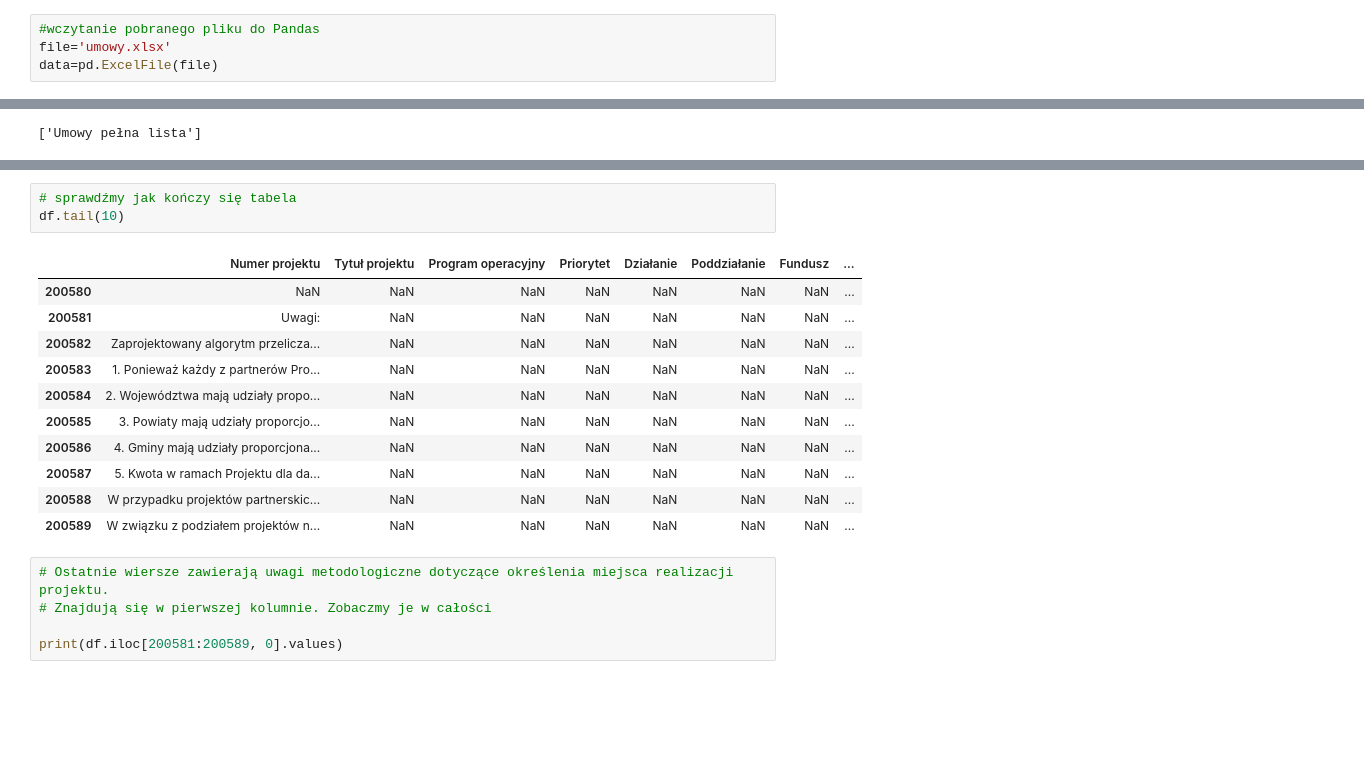
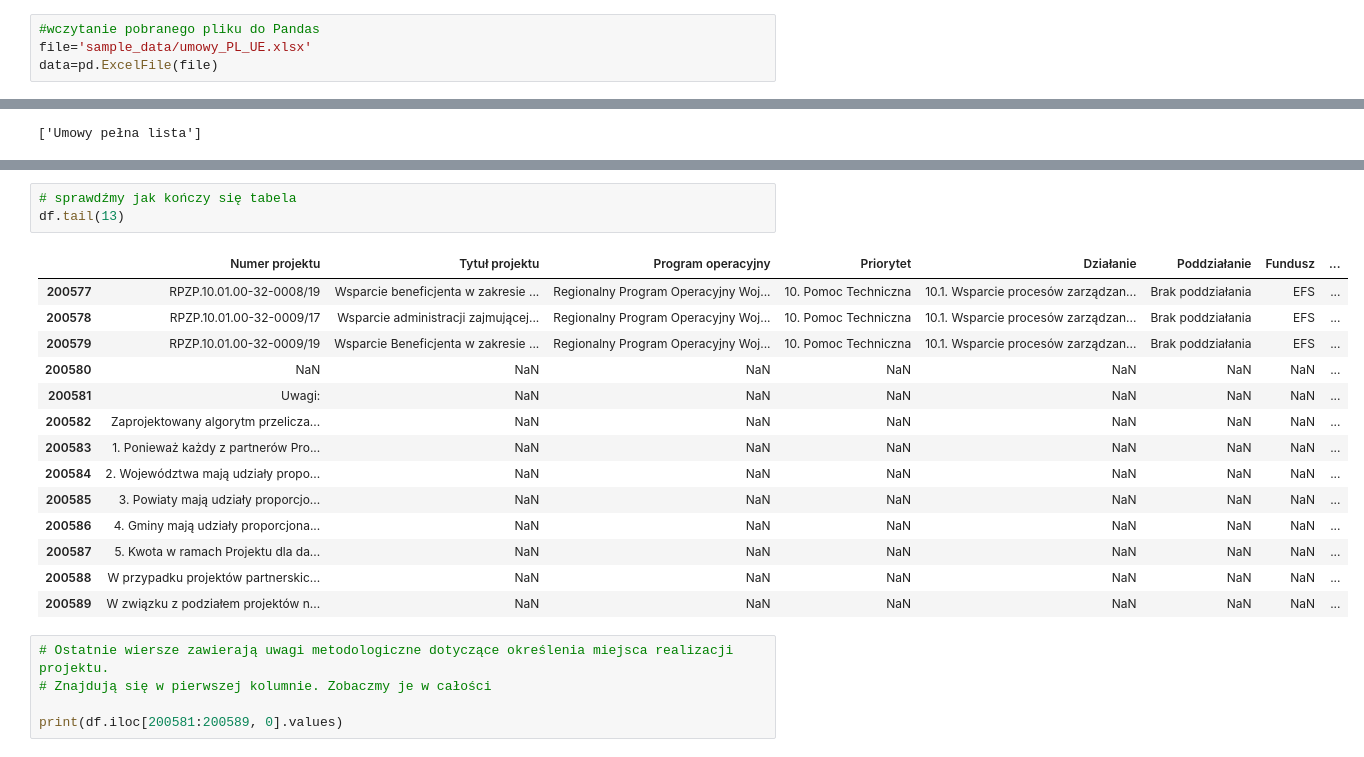
Before and after one commit to Agnesing/UE, a Jupyter notebook: Dotacje_UE_2014_2020.ipynb, the cells around one changed output, grey strips where cells are left out. Saved outputs shown, nothing was run; the diff lists cells and outputs as text; blank space fills up the shorter version.

```diff
--- a/Dotacje_UE_2014_2020.ipynb
+++ b/Dotacje_UE_2014_2020.ipynb
@@ -23,6 +30,6 @@ urlretrieve(url, 'umowy.xlsx')
 # %%
 #wczytanie pobranego pliku do Pandas
-file='umowy.xlsx'
+file='sample_data/umowy_PL_UE.xlsx'
 data=pd.ExcelFile(file)
 # %%
 #teraz możemy zobaczyć nazwy arkuszy
@@ -54,9 +63,12 @@ df.head()
 | 4 | POIR.01.01.01-00-0004/15 | Opracowanie technologii produkcji... | Program Operacyjny Inteligentny R... | 1. Wsparcie prowadzenia prac B+R ... | 1.1. Projekty B+R przedsiębiorstw | 1.1.1. Badania przemysłowe i prac... | EFRR | ... |
 # %%
 # sprawdźmy jak kończy się tabela
-df.tail(10)
+df.tail(13)
 # %% [output]
 |  | Numer projektu | Tytuł projektu | Program operacyjny | Priorytet | Działanie | Poddziałanie | Fundusz | ... |
+| 200577 | RPZP.10.01.00-32-0008/19 | Wsparcie beneficjenta w zakresie ... | Regionalny Program Operacyjny Woj... | 10. Pomoc Techniczna | 10.1. Wsparcie procesów zarządzan... | Brak poddziałania | EFS | ... |
+| 200578 | RPZP.10.01.00-32-0009/17 | Wsparcie administracji zajmującej... | Regionalny Program Operacyjny Woj... | 10. Pomoc Techniczna | 10.1. Wsparcie procesów zarządzan... | Brak poddziałania | EFS | ... |
+| 200579 | RPZP.10.01.00-32-0009/19 | Wsparcie Beneficjenta w zakresie ... | Regionalny Program Operacyjny Woj... | 10. Pomoc Techniczna | 10.1. Wsparcie procesów zarządzan... | Brak poddziałania | EFS | ... |
 | 200580 | NaN | NaN | NaN | NaN | NaN | NaN | NaN | ... |
 | 200581 | Uwagi: | NaN | NaN | NaN | NaN | NaN | NaN | ... |
 | 200582 | Zaprojektowany algorytm przelicza... | NaN | NaN | NaN | NaN | NaN | NaN | ... |
```
Also changed, not shown: parts of 16 cells of this notebook.
